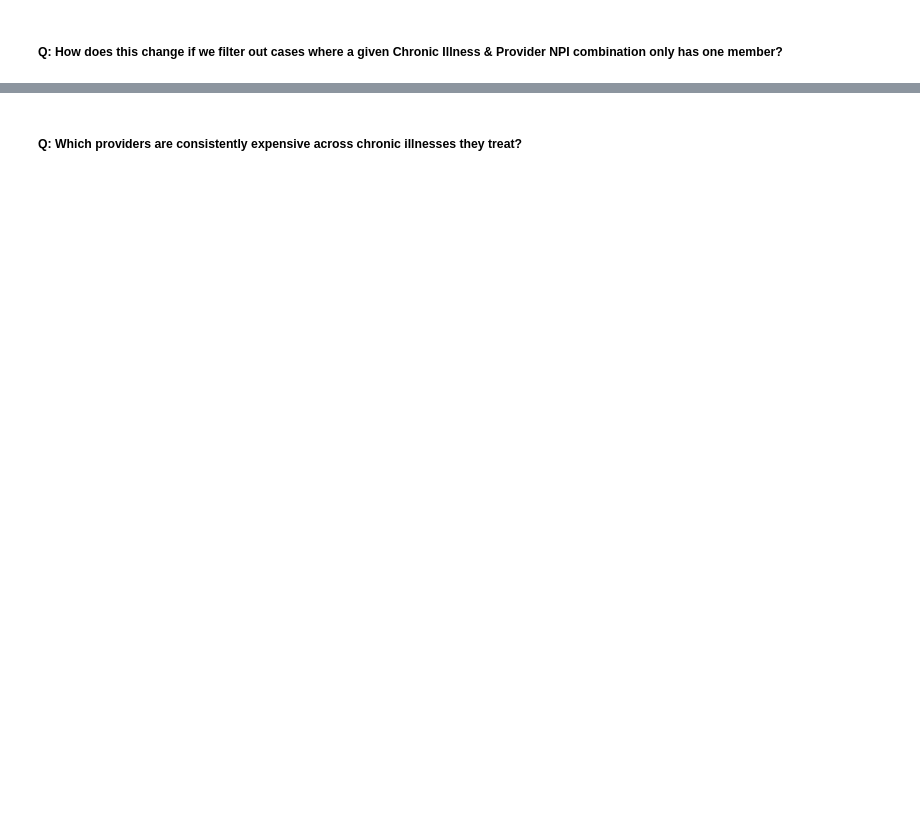
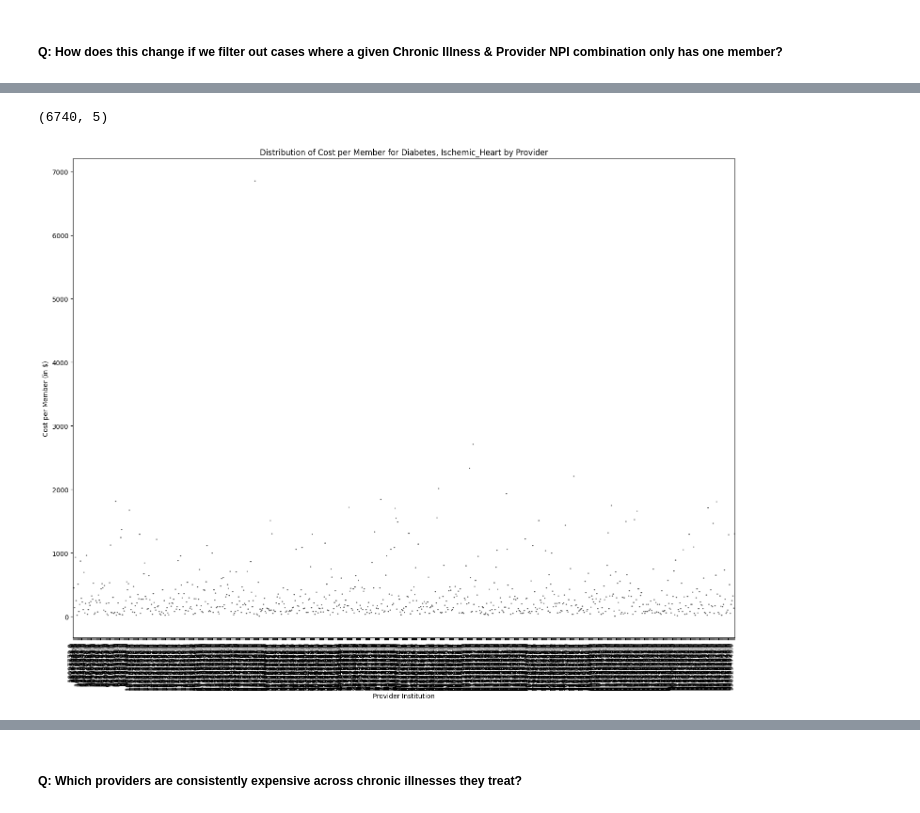
Before and after one commit to rameshs-data/Chronic_Care_Cost_Benchmarking, a Jupyter notebook: notebook/1_EDA.ipynb, the cells around one changed output, grey strips where cells are left out. Drawn from its saved outputs; the diff is of its cells as text; code cells hidden in the pictures; blank space fills up the shorter version.

```diff
--- a/notebook/1_EDA.ipynb
+++ b/notebook/1_EDA.ipynb
@@ -1421,2 +1472,10 @@ plt.show()
 # %% [markdown]
 ##### Q: How does this change if we filter out cases where a given Chronic Illness & Provider NPI combination only has one member?
+# %%
+# Sort by cost per member in descending order
+sorted_provider_costs_greater1 = provider_costs_by_illness_reset[(provider_costs_by_illness_reset.Chronic_Illness_Combination != 'Multiple') & (provider_costs_by_illness_reset.Chronic_Illness_Combination != 'None') & (provider_costs_by_illness_reset.member_count > 1)].sort_values('Chronic_Illness_Combination', ascending=True)
+
+# Display the sorted result
+sorted_provider_costs_greater1.head(15)
+
+# ?: How can Chronic Illness Combination 'None' have some claims? This could involve Non-Chronic conditions, Preventive care like scans, Miscategorization but it doesn't seem to be the case, Short-term medical care like surgeries and treatments, add to PPT
@@ -1422,0 +1499,30 @@ plt.show()
+# %%
+sorted_provider_costs_greater1.shape
+# %% [output]
+(6740, 5)
+# %%
+# Filter for a specific chronic illness combination (e.g., 'Chronic_Heart_Failure')
+specific_combination = 'Diabetes, Ischemic_Heart'
+filtered_df = sorted_provider_costs_greater1[
+    sorted_provider_costs_greater1['Chronic_Illness_Combination'] == specific_combination
+]
+
+# Set figure size
+plt.figure(figsize=(15, 12))
+
+# Create a boxplot to show the distribution of cost_per_member across providers
+sns.boxplot(x='Attending_Physician_NPI', y='cost_per_member', data=filtered_df)
+
+# Add title and labels
+plt.title(f'Distribution of Cost per Member for {specific_combination} by Provider')
+plt.xlabel('Provider Institution')
+plt.ylabel('Cost per Member (in $)')
+
+# Rotate x-axis labels for better readability
+plt.xticks(rotation=90, ha='right')
+
+# Show the plot
+plt.tight_layout()
+plt.show()
+# %% [output]
+[figure, added]
```
Also changed, not shown: parts of 14 cells of this notebook.
